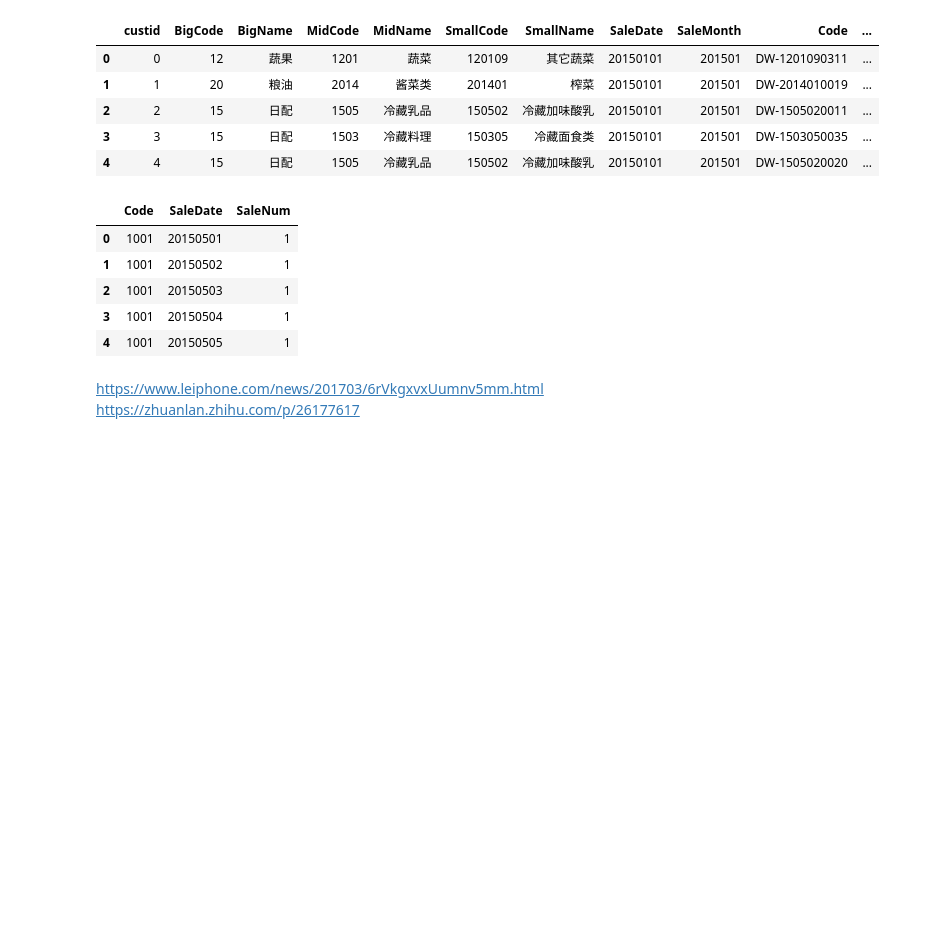
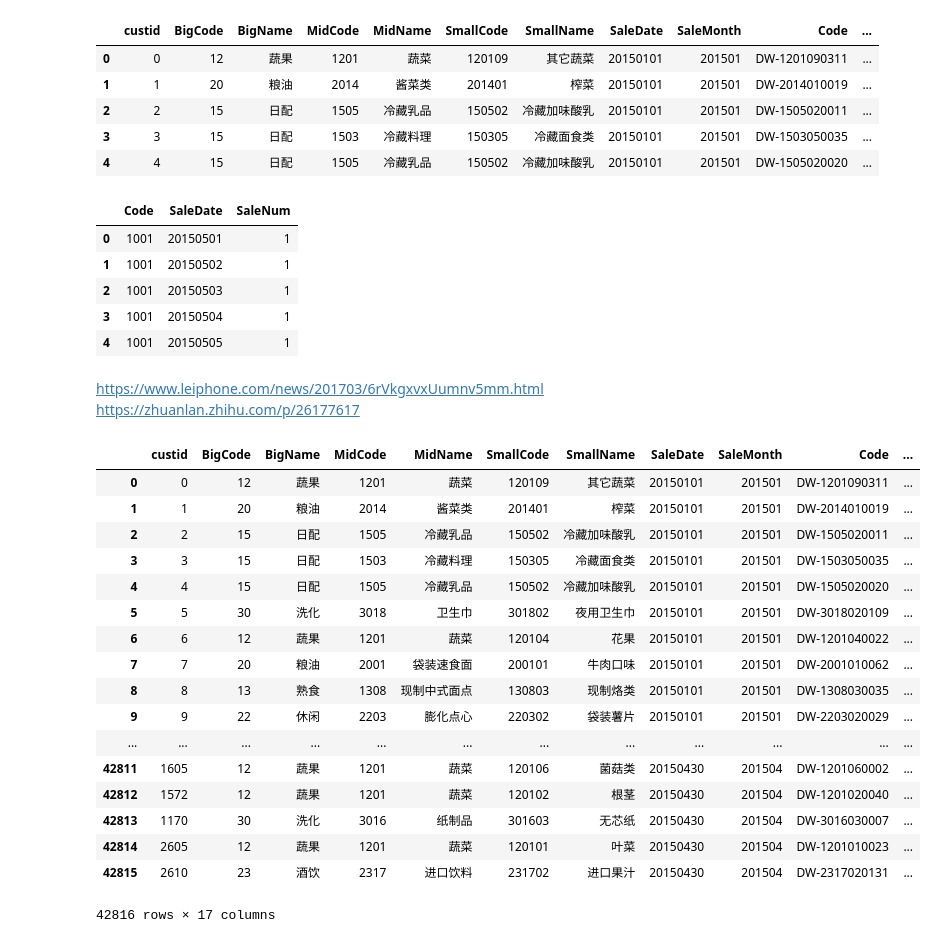
Before and after one commit to dereksjtu/MachineLearning_Matches, a Jupyter notebook: supermarket/EDA_supermarket.ipynb, the cells around one changed output. Saved outputs shown, nothing was run; the diff lists cells and outputs as text; code cells hidden in the pictures; blank space fills up the shorter version.

```diff
--- a/supermarket/EDA_supermarket.ipynb
+++ b/supermarket/EDA_supermarket.ipynb
@@ -23,7 +23,7 @@ pylab.rcParams['figure.figsize'] = 8,6
 
 train_path = 'train.csv'
 test_path = 'test.csv'
-train = pd.read_csv(train_path,encoding='gbk')
+train = pd.read_csv(train_path,encoding='gbk',engine='python')
 test = pd.read_csv(test_path)
 # %% [markdown]
 ### Helper Functions
@@ -207,3 +207,24 @@ test.head()
 # %% [markdown]
 https://www.leiphone.com/news/201703/6rVkgxvxUumnv5mm.html
 https://zhuanlan.zhihu.com/p/26177617
+# %%
+train
+# %% [output]
+|  | custid | BigCode | BigName | MidCode | MidName | SmallCode | SmallName | SaleDate | SaleMonth | Code | ... |
+| 0 | 0 | 12 | 蔬果 | 1201 | 蔬菜 | 120109 | 其它蔬菜 | 20150101 | 201501 | DW-1201090311 | ... |
+| 1 | 1 | 20 | 粮油 | 2014 | 酱菜类 | 201401 | 榨菜 | 20150101 | 201501 | DW-2014010019 | ... |
+| 2 | 2 | 15 | 日配 | 1505 | 冷藏乳品 | 150502 | 冷藏加味酸乳 | 20150101 | 201501 | DW-1505020011 | ... |
+| 3 | 3 | 15 | 日配 | 1503 | 冷藏料理 | 150305 | 冷藏面食类 | 20150101 | 201501 | DW-1503050035 | ... |
+| 4 | 4 | 15 | 日配 | 1505 | 冷藏乳品 | 150502 | 冷藏加味酸乳 | 20150101 | 201501 | DW-1505020020 | ... |
+| 5 | 5 | 30 | 洗化 | 3018 | 卫生巾 | 301802 | 夜用卫生巾 | 20150101 | 201501 | DW-3018020109 | ... |
+| 6 | 6 | 12 | 蔬果 | 1201 | 蔬菜 | 120104 | 花果 | 20150101 | 201501 | DW-1201040022 | ... |
+| 7 | 7 | 20 | 粮油 | 2001 | 袋装速食面 | 200101 | 牛肉口味 | 20150101 | 201501 | DW-2001010062 | ... |
+| 8 | 8 | 13 | 熟食 | 1308 | 现制中式面点 | 130803 | 现制烙类 | 20150101 | 201501 | DW-1308030035 | ... |
+| 9 | 9 | 22 | 休闲 | 2203 | 膨化点心 | 220302 | 袋装薯片 | 20150101 | 201501 | DW-2203020029 | ... |
+| ... | ... | ... | ... | ... | ... | ... | ... | ... | ... | ... | ... |
+| 42811 | 1605 | 12 | 蔬果 | 1201 | 蔬菜 | 120106 | 菌菇类 | 20150430 | 201504 | DW-1201060002 | ... |
+| 42812 | 1572 | 12 | 蔬果 | 1201 | 蔬菜 | 120102 | 根茎 | 20150430 | 201504 | DW-1201020040 | ... |
+| 42813 | 1170 | 30 | 洗化 | 3016 | 纸制品 | 301603 | 无芯纸 | 20150430 | 201504 | DW-3016030007 | ... |
+| 42814 | 2605 | 12 | 蔬果 | 1201 | 蔬菜 | 120101 | 叶菜 | 20150430 | 201504 | DW-1201010023 | ... |
+| 42815 | 2610 | 23 | 酒饮 | 2317 | 进口饮料 | 231702 | 进口果汁 | 20150430 | 201504 | DW-2317020131 | ... |
+42816 rows × 17 columns
```
Also changed, not shown: parts of 5 cells of this notebook, 2 other files.
